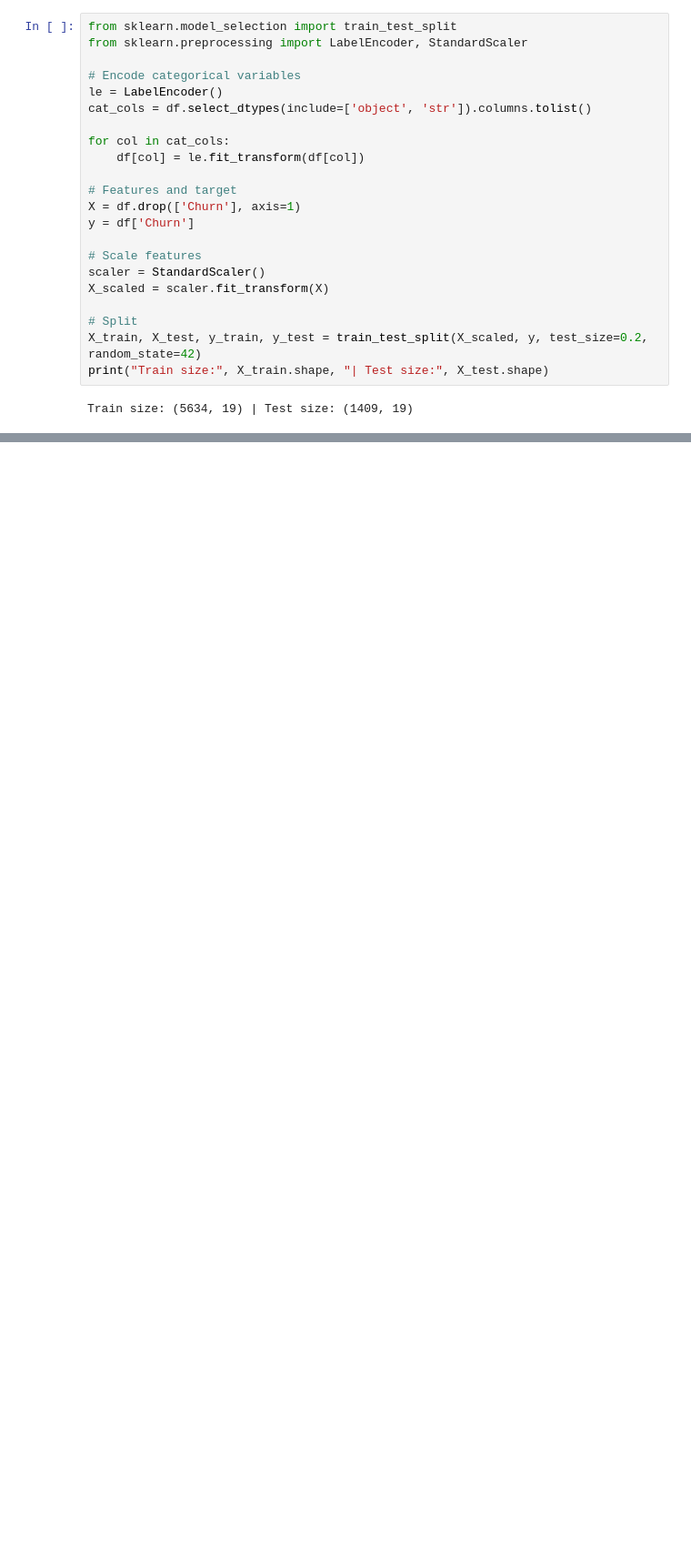
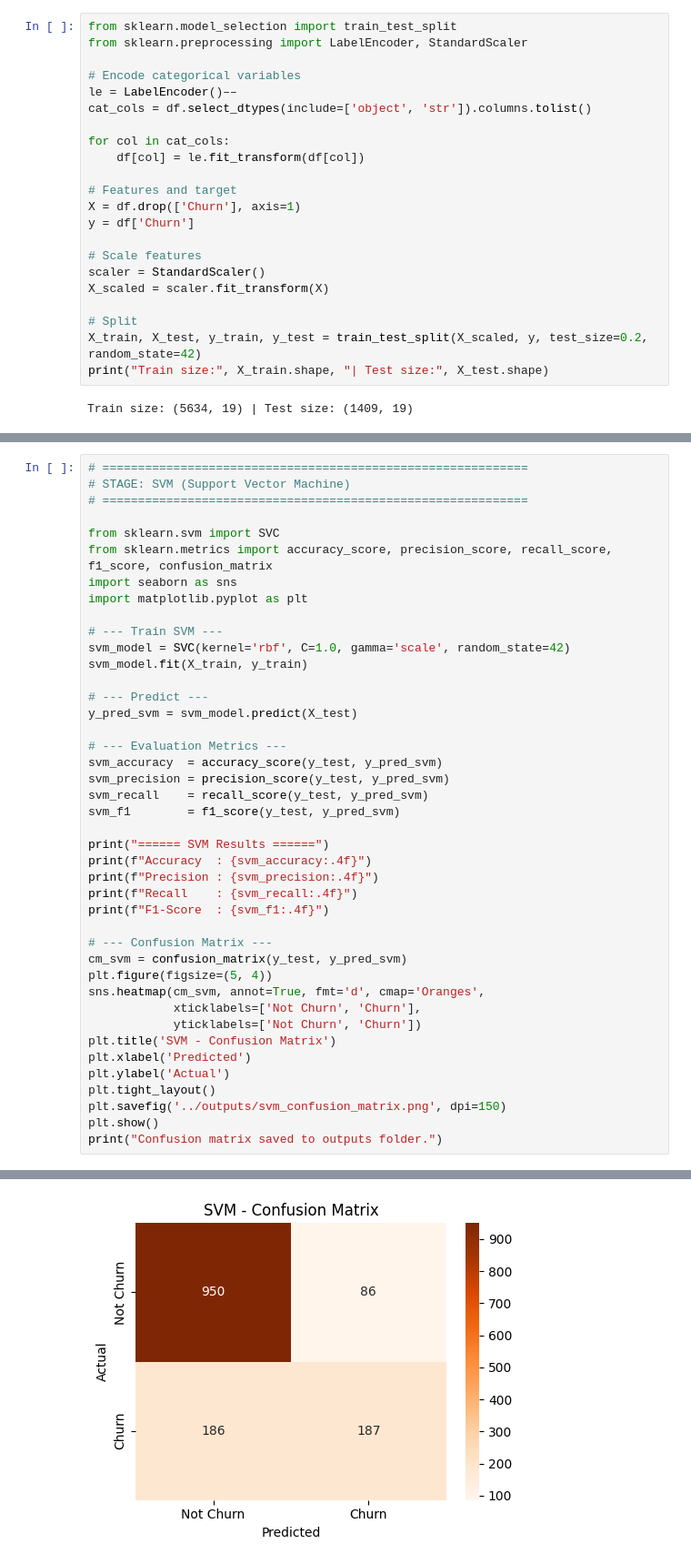
Before and after one commit to abarnamurugan-commits/customer-churn-prediction, a Jupyter notebook: notebooks/churn_analysis.ipynb, the cells around one changed output, grey strips where cells are left out. Shown at 91% size. Drawn from its saved outputs; the diff is of its cells as text; blank space fills up the shorter version.

```diff
--- a/notebooks/churn_analysis.ipynb
+++ b/notebooks/churn_analysis.ipynb
@@ -63,7 +63,7 @@ from sklearn.model_selection import train_test_split
 from sklearn.preprocessing import LabelEncoder, StandardScaler
 
 # Encode categorical variables
-le = LabelEncoder()
+le = LabelEncoder()––
 cat_cols = df.select_dtypes(include=['object', 'str']).columns.tolist()
 
 for col in cat_cols:
@@ -112,3 +112,46 @@ Accuracy: 0.815471965933286
    macro avg       0.77      0.74      0.75      1409
 weighted avg       0.81      0.82      0.81      1409
 [figure]
+# %%
+# ============================================================
+# STAGE: SVM (Support Vector Machine)
+# ============================================================
+
+from sklearn.svm import SVC
+from sklearn.metrics import accuracy_score, precision_score, recall_score, f1_score, confusion_matrix
+import seaborn as sns
+import matplotlib.pyplot as plt
+
+# --- Train SVM ---
+svm_model = SVC(kernel='rbf', C=1.0, gamma='scale', random_state=42)
+svm_model.fit(X_train, y_train)
+
+# --- Predict ---
+y_pred_svm = svm_model.predict(X_test)
+
+# --- Evaluation Metrics ---
+svm_accuracy  = accuracy_score(y_test, y_pred_svm)
+svm_precision = precision_score(y_test, y_pred_svm)
+svm_recall    = recall_score(y_test, y_pred_svm)
+svm_f1        = f1_score(y_test, y_pred_svm)
+
+print("====== SVM Results ======")
+print(f"Accuracy  : {svm_accuracy:.4f}")
+print(f"Precision : {svm_precision:.4f}")
+print(f"Recall    : {svm_recall:.4f}")
+print(f"F1-Score  : {svm_f1:.4f}")
+
+# --- Confusion Matrix ---
+cm_svm = confusion_matrix(y_test, y_pred_svm)
+plt.figure(figsize=(5, 4))
+sns.heatmap(cm_svm, annot=True, fmt='d', cmap='Oranges',
+            xticklabels=['Not Churn', 'Churn'],
+            yticklabels=['Not Churn', 'Churn'])
+plt.title('SVM - Confusion Matrix')
+plt.xlabel('Predicted')
+plt.ylabel('Actual')
+plt.tight_layout()
+plt.savefig('../outputs/svm_confusion_matrix.png', dpi=150)
+plt.show()
+print("Confusion matrix saved to outputs folder.")
+# %% [output]
@@ -114,0 +163 @@ weighted avg       0.81      0.82      0.81      1409
+[figure, added]
```
Also changed, not shown: parts of 4 cells of this notebook, 1 other file.
